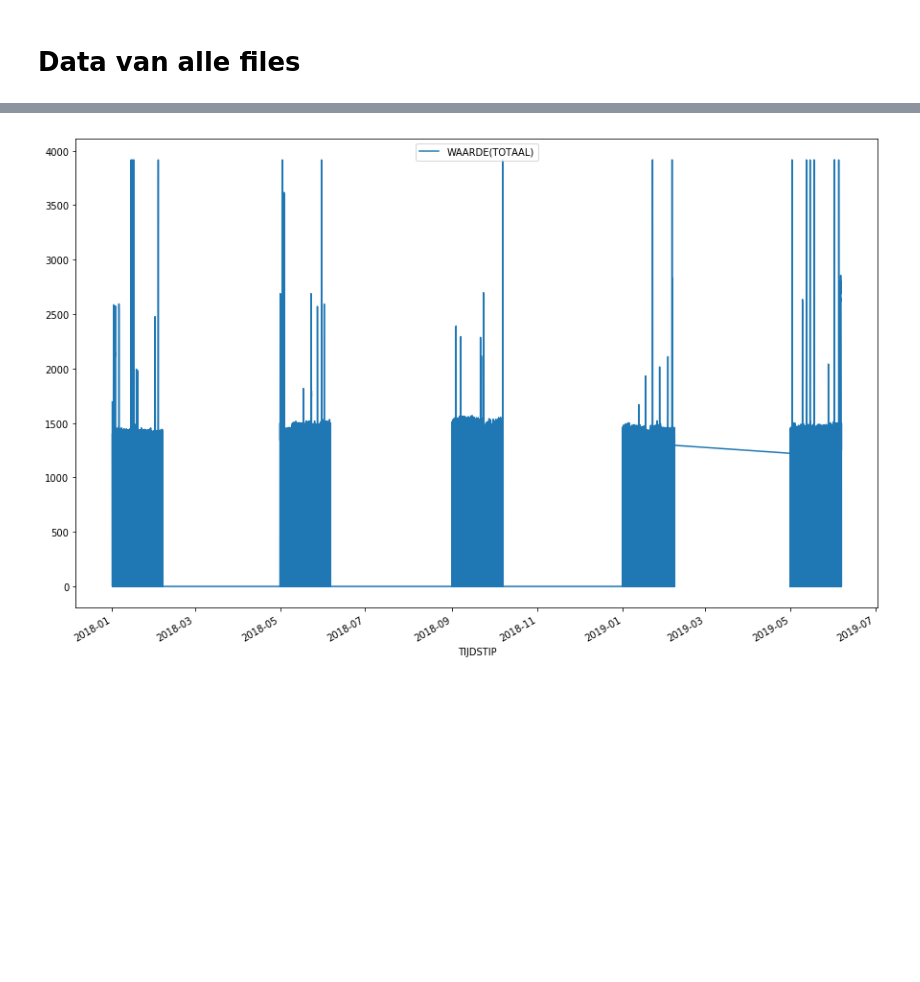
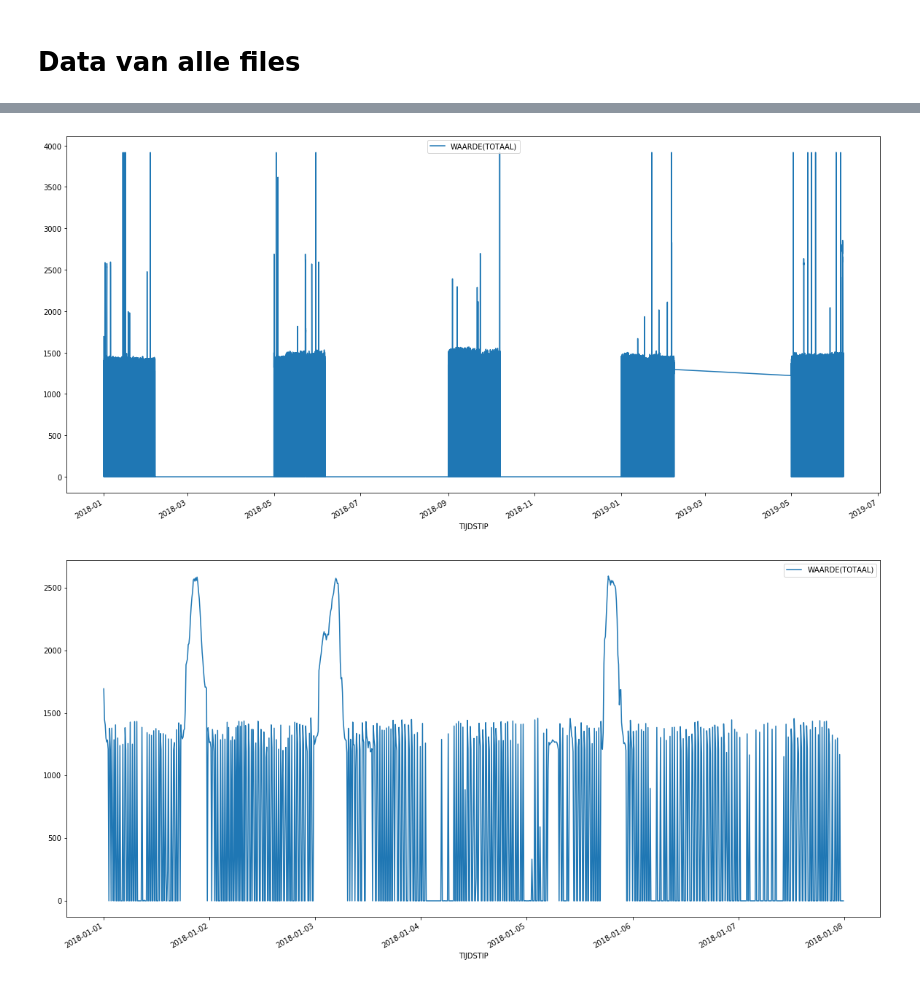
Before and after one commit to Trezorro/waterschap-datachallenge, a Jupyter notebook: Flow visualization db.ipynb, the cells around one changed output, grey strips where cells are left out. Cells and saved outputs as stored; diff of their text form; code cells hidden in the pictures; blank space fills up the shorter version.

```diff
--- a/Flow visualization db.ipynb
+++ b/Flow visualization db.ipynb
@@ -70,7 +49,18 @@ data2 = data.groupby(['LOCATIE', 'MEETPUNT'])
-# %%
-for i, df in data2:
-    if df['MEETPUNT'].all() == 'Debiet ':
-        df['WAARDE(TOTAAL)'] = df['WAARDE(TOTAAL)'].astype(int)
-        df.plot(x= 'TIJDSTIP', y = 'WAARDE(TOTAAL)', figsize=(15,10))
-# %% [output]
-[figure, removed]
+# %%
+data2 = data.groupby(['LOCATIE', 'MEETPUNT'])
+for i, df in data2:
+    if df['MEETPUNT'].all() == 'Debiet ':
+        df['WAARDE(TOTAAL)'] = df['WAARDE(TOTAAL)'].astype(int)
+        df.plot(x= 'TIJDSTIP', y = 'WAARDE(TOTAAL)', figsize=(20,10))
+
+        week = df[df['TIJDSTIP'].dt.week == 1]
+        week = week[week['TIJDSTIP'].dt.year == 2018]
+        week.plot(x= 'TIJDSTIP', y = 'WAARDE(TOTAAL)', figsize=(20,10))
+
+        day = day[day['TIJDSTIP'].dt.year == 2018]
+        day = day[day['TIJDSTIP'].dt.day == 1]
+        day = day[day['TIJDSTIP'].dt.month == 1]
+        day.plot(x= 'TIJDSTIP', y = 'WAARDE(TOTAAL)', figsize=(20,10))
+# %% [output]
+[figure, added]
+[figure, added]
```
Also changed, not shown: parts of 2 cells of this notebook.
